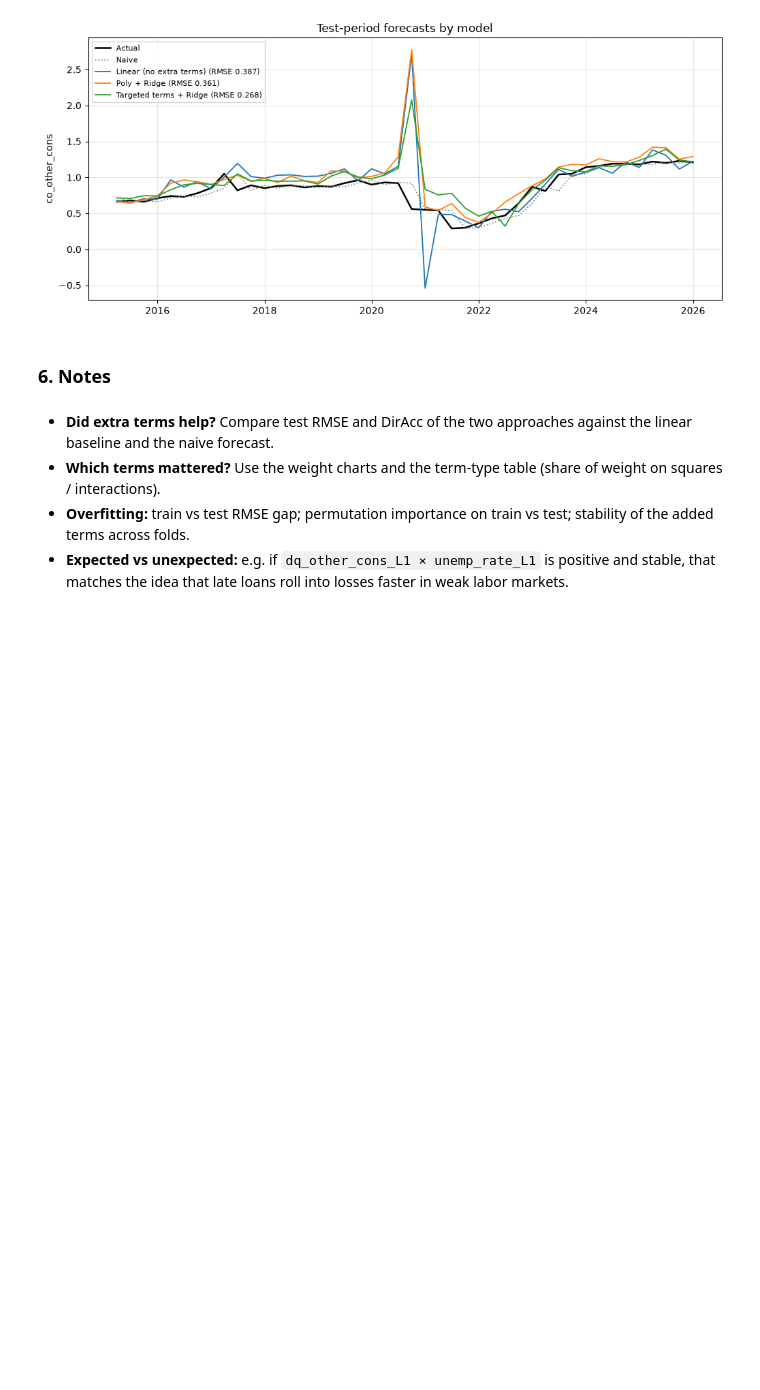
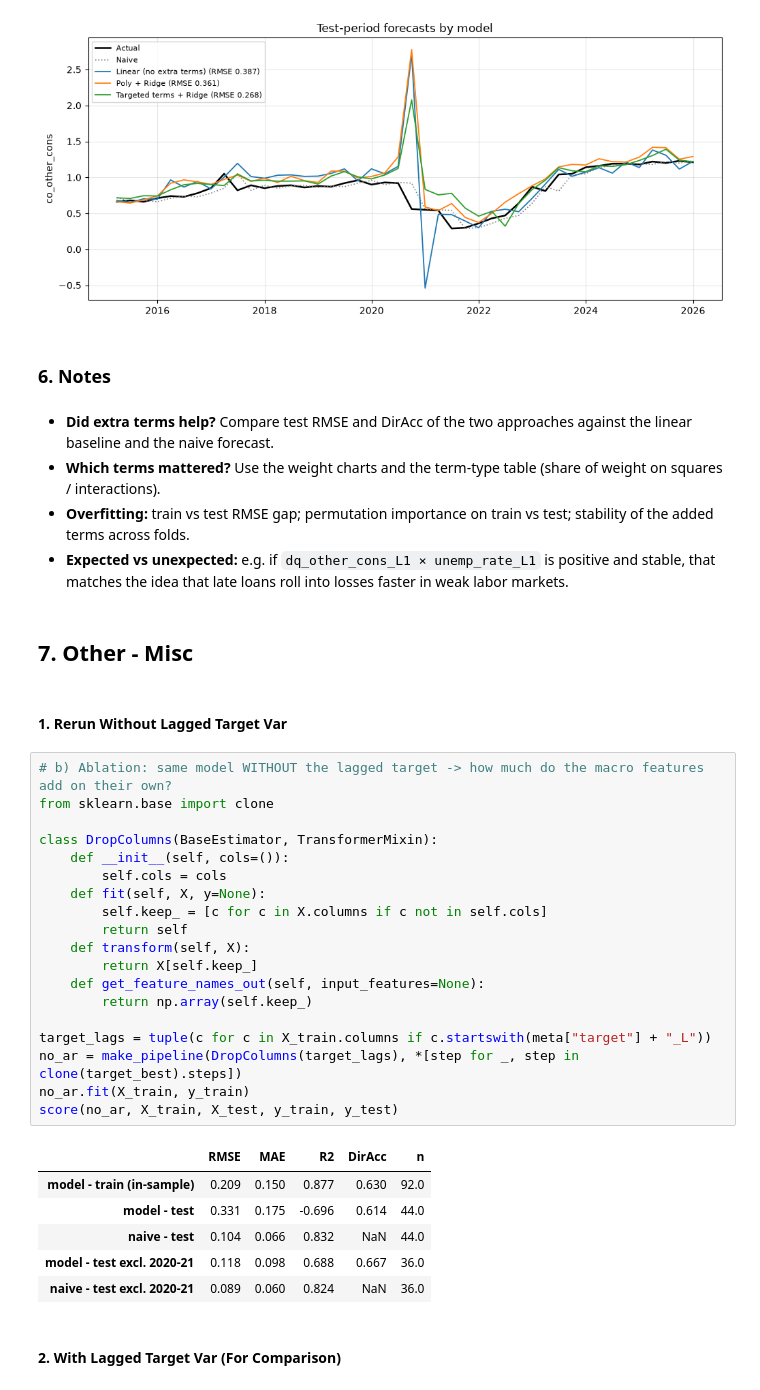
Before and after one commit to andre-bu-gitdev/DX799-O1, a Jupyter notebook: Milestone_1_2_Work_Folder/1. polynomial_interaction-terms.ipynb, the cells around one changed output. Drawn from its saved outputs; the diff is of its cells as text; blank space fills up the shorter version.

```diff
--- a/Milestone_1_2_Work_Folder/1. polynomial_interaction-terms.ipynb
+++ b/Milestone_1_2_Work_Folder/1. polynomial_interaction-terms.ipynb
@@ -333,3 +333,35 @@ plot_forecasts(names=nb1)
 - **Which terms mattered?** Use the weight charts and the term-type table (share of weight on squares / interactions).
 - **Overfitting:** train vs test RMSE gap; permutation importance on train vs test; stability of the added terms across folds.
 - **Expected vs unexpected:** e.g. if `dq_other_cons_L1 × unemp_rate_L1` is positive and stable, that matches the idea that late loans roll into losses faster in weak labor markets.
+# %% [markdown]
+## 7. Other - Misc
+# %% [markdown]
+#### 1. Rerun Without Lagged Target Var
+# %%
+# b) Ablation: same model WITHOUT the lagged target -> how much do the macro features add on their own?
+from sklearn.base import clone
+
+class DropColumns(BaseEstimator, TransformerMixin):
+    def __init__(self, cols=()):
+        self.cols = cols
+    def fit(self, X, y=None):
+        self.keep_ = [c for c in X.columns if c not in self.cols]
+        return self
+    def transform(self, X):
+        return X[self.keep_]
+    def get_feature_names_out(self, input_features=None):
+        return np.array(self.keep_)
+
+target_lags = tuple(c for c in X_train.columns if c.startswith(meta["target"] + "_L"))
+no_ar = make_pipeline(DropColumns(target_lags), *[step for _, step in clone(target_best).steps])
+no_ar.fit(X_train, y_train)
+score(no_ar, X_train, X_test, y_train, y_test)
+# %% [output]
+|  | RMSE | MAE | R2 | DirAcc | n |
+| model - train (in-sample) | 0.209 | 0.150 | 0.877 | 0.630 | 92.0 |
+| model - test | 0.331 | 0.175 | -0.696 | 0.614 | 44.0 |
+| naive - test | 0.104 | 0.066 | 0.832 | NaN | 44.0 |
+| model - test excl. 2020-21 | 0.118 | 0.098 | 0.688 | 0.667 | 36.0 |
+| naive - test excl. 2020-21 | 0.089 | 0.060 | 0.824 | NaN | 36.0 |
+# %% [markdown]
+#### 2. With Lagged Target Var (For Comparison)
```
Also changed, not shown: parts of 1 cell of this notebook.
